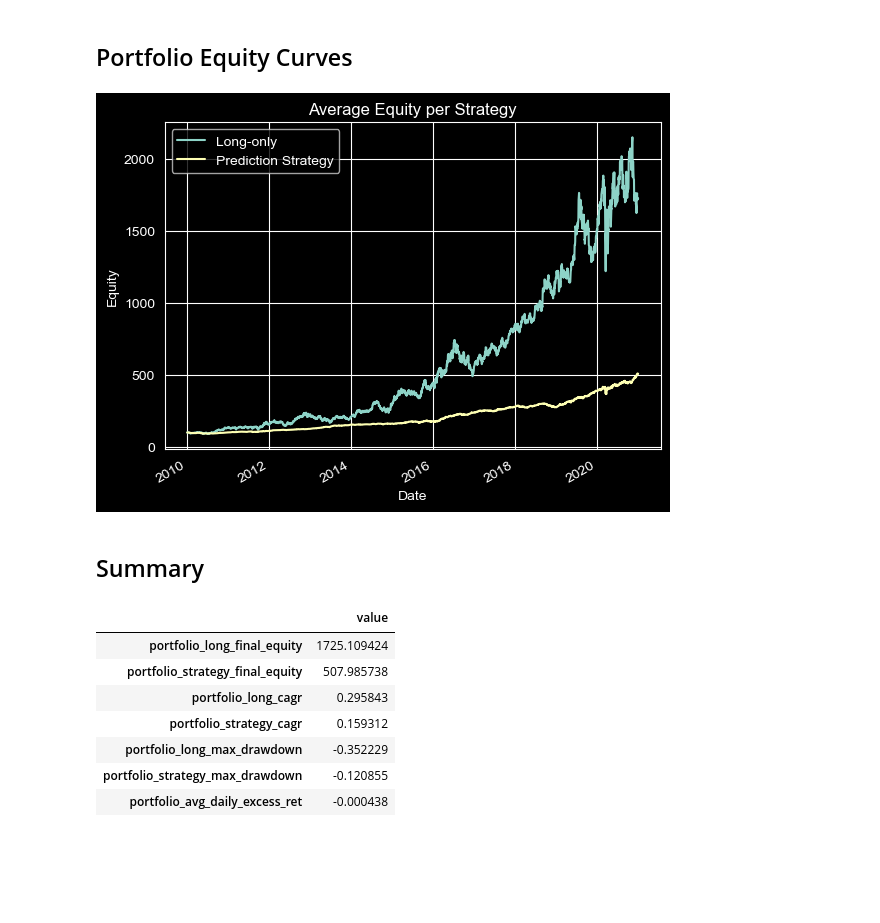
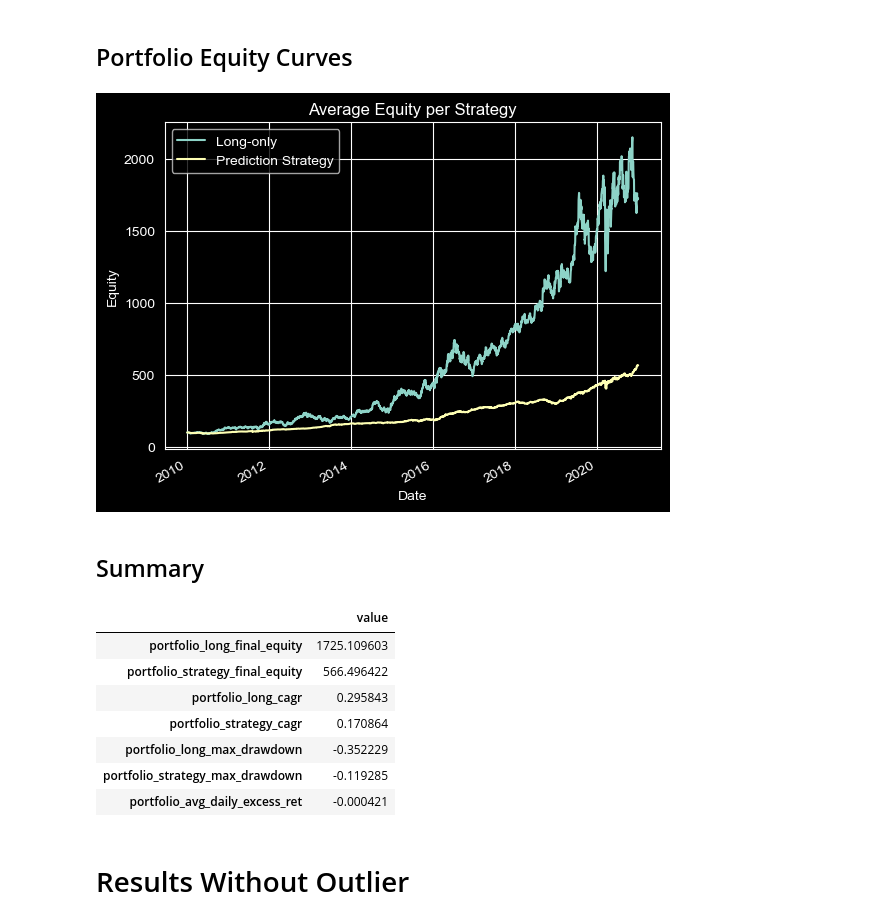
Before and after one commit to Will-D301/ASX-Market-Data-Pipeline, a Jupyter notebook: notebooks/backtest_comparison.ipynb, the cells around one changed output. Saved outputs shown, nothing was run; the diff lists cells and outputs as text; code cells hidden in the pictures; blank space fills up the shorter version.

Commit message:
Added without outlier code to present graphs

```diff
--- a/notebooks/backtest_comparison.ipynb
+++ b/notebooks/backtest_comparison.ipynb
@@ -17,27 +17,29 @@ def load_data():
     summary = pd.read_parquet(summary_path)
     return portfolio, per_ticker, summary
 
-portfolio_df, per_ticker_df, summary_df = load_data()
+portfolio_df_wo, per_ticker_df, summary_df = load_data()
 # %% [markdown]
 ## Portfolio Equity Curves
 # %%
-ax = portfolio_df[['equity_long', 'equity_strategy']].plot()
+ax = portfolio_df_wo[['equity_long', 'equity_strategy']].plot()
 ax.set_title('Average Equity per Strategy')
 ax.set_ylabel('Equity')
 ax.legend(['Long-only', 'Prediction Strategy'])
 plt.show()
 # %% [output]
-[figure, old version]
+[figure, new version]
 # %% [markdown]
 ## Summary
 # %%
 summary_df
 # %% [output]
 |  | value |
-| portfolio_long_final_equity | 1725.109424 |
-| portfolio_strategy_final_equity | 507.985738 |
+| portfolio_long_final_equity | 1725.109603 |
+| portfolio_strategy_final_equity | 566.496422 |
 | portfolio_long_cagr | 0.295843 |
-| portfolio_strategy_cagr | 0.159312 |
+| portfolio_strategy_cagr | 0.170864 |
 | portfolio_long_max_drawdown | -0.352229 |
-| portfolio_strategy_max_drawdown | -0.120855 |
-| portfolio_avg_daily_excess_ret | -0.000438 |
+| portfolio_strategy_max_drawdown | -0.119285 |
+| portfolio_avg_daily_excess_ret | -0.000421 |
+# %% [markdown]
+# Results Without Outlier
```
Also changed, not shown: parts of 5 cells of this notebook.
